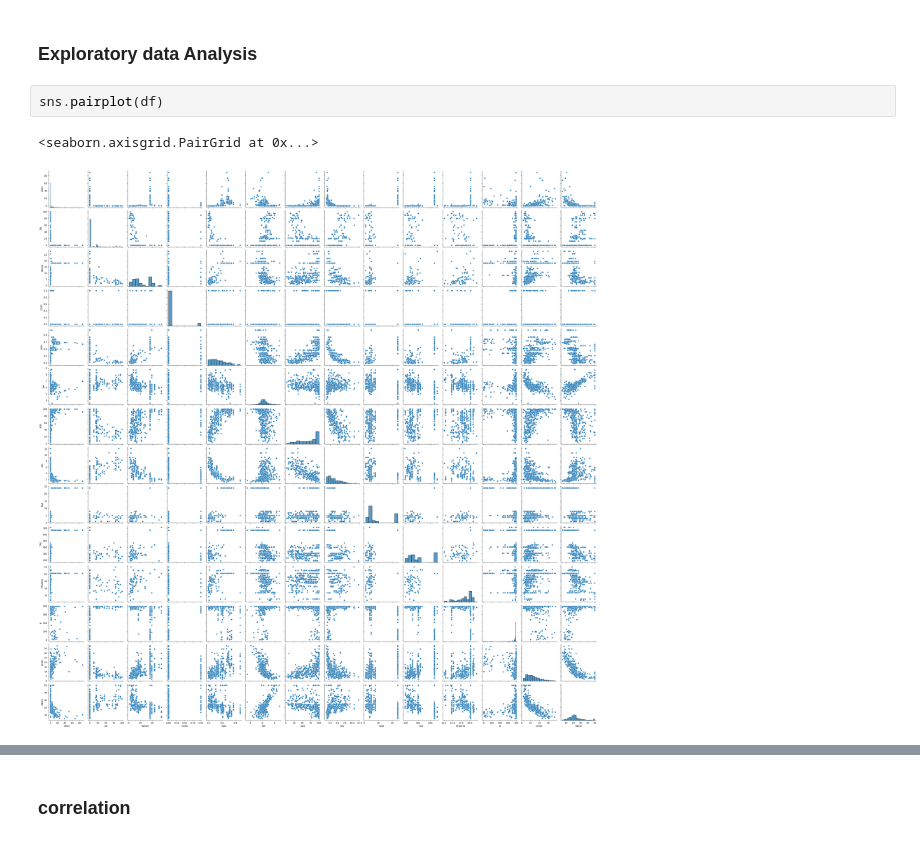
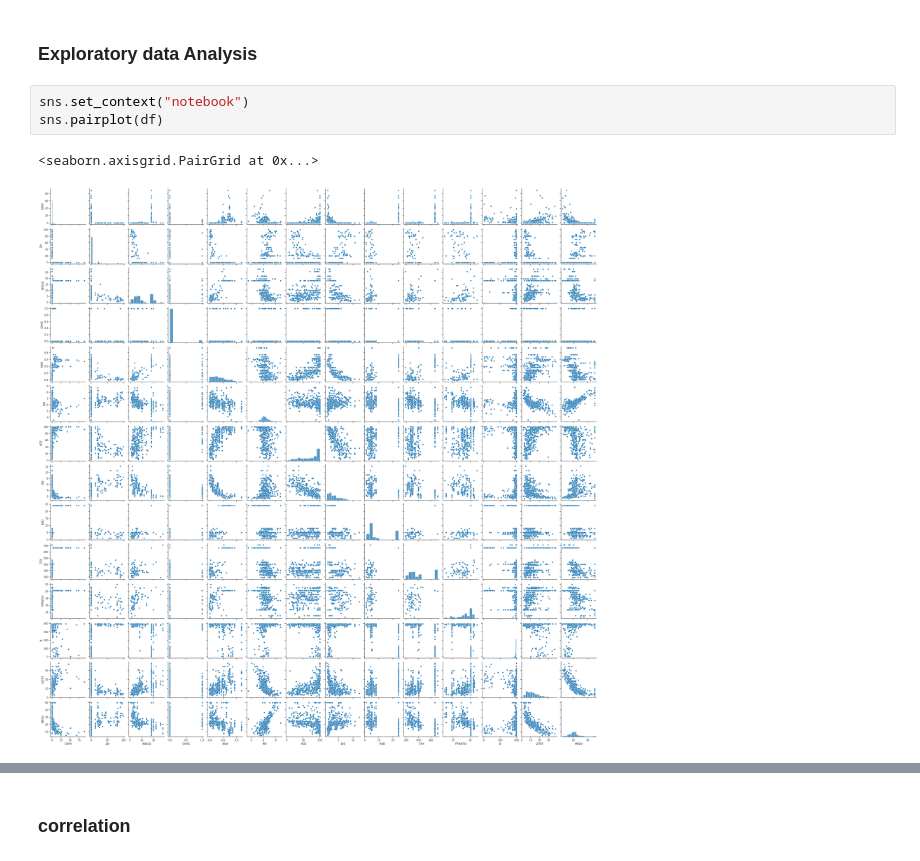
Before and after one commit to chandrahashkumar/Machine_Learning, a Jupyter notebook: Lab/MLLAB04.ipynb, the cells around one changed output, grey strips where cells are left out. Drawn from its saved outputs; the diff is of its cells as text.

```diff
--- a/Lab/MLLAB04.ipynb
+++ b/Lab/MLLAB04.ipynb
@@ -145,7 +145,8 @@ df.describe()
 # %% [markdown]
 ### Exploratory data Analysis
 # %%
+sns.set_context("notebook")
 sns.pairplot(df)
 # %% [output]
 <seaborn.axisgrid.PairGrid at 0x...>
-[figure, old version]
+[figure, new version]
```
Also changed, not shown: parts of 8 cells of this notebook.
